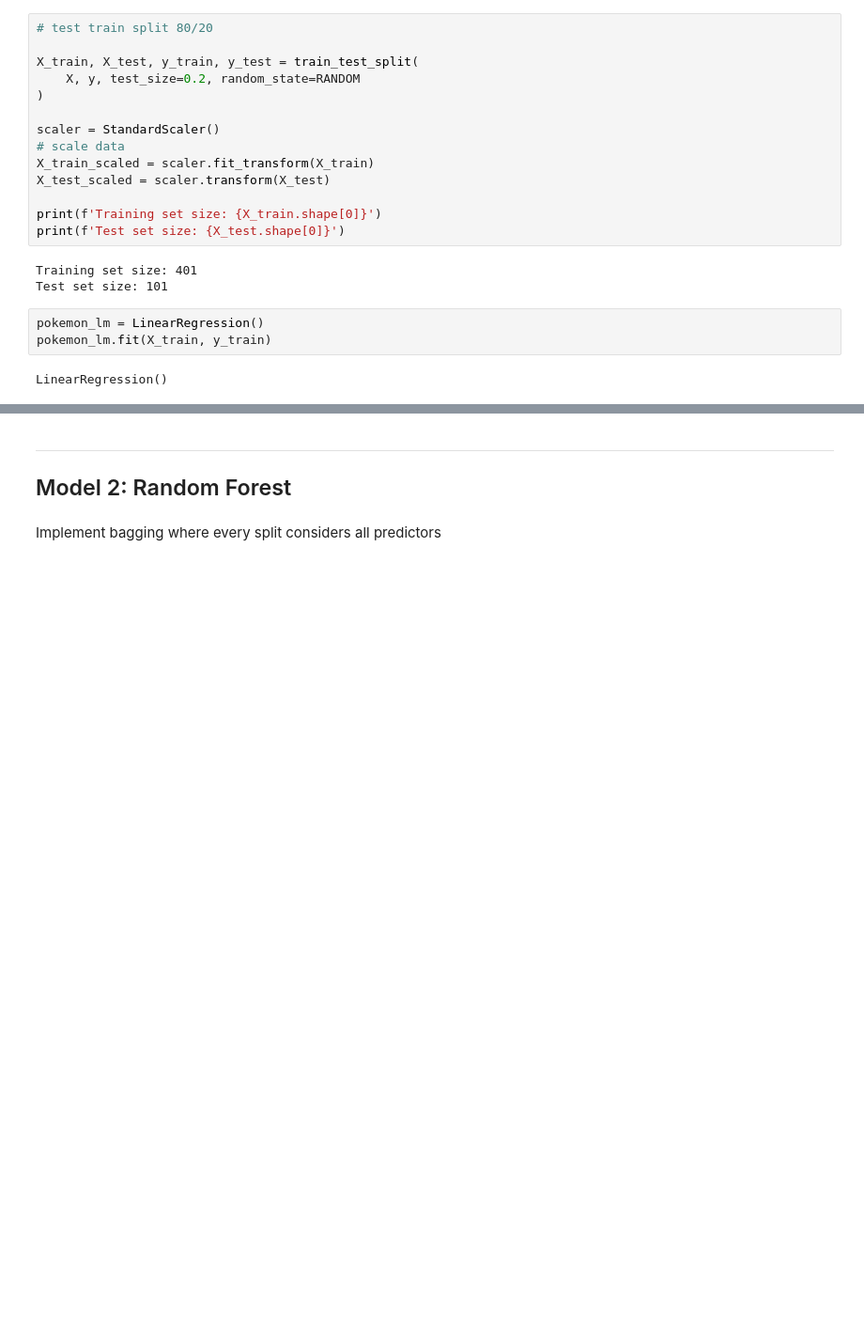
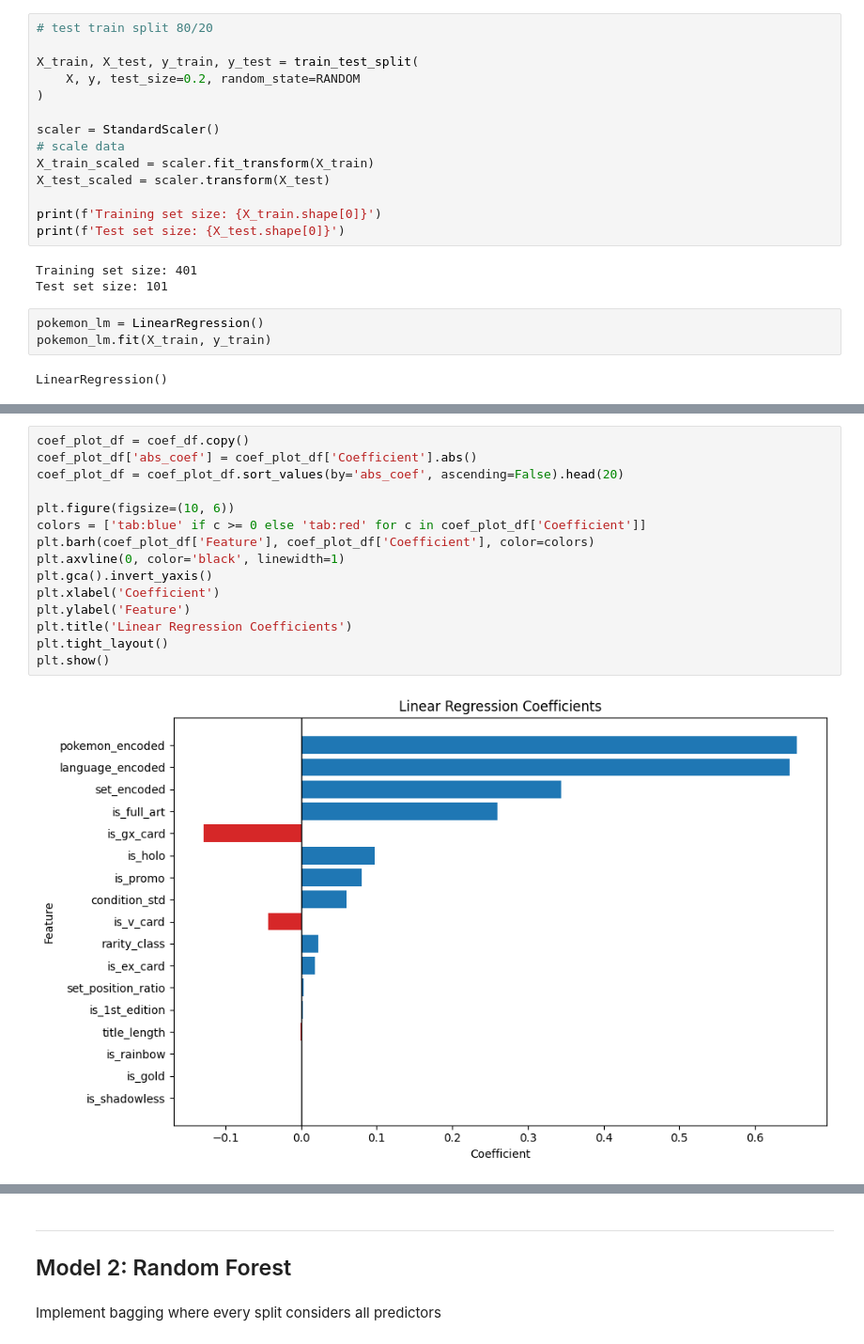
Before and after one commit to morgan1461/pokemon-card-price-predictor, a Jupyter notebook: model.ipynb, the cells around one changed output, grey strips where cells are left out. Shown at 94% size. Saved outputs shown, nothing was run; the diff lists cells and outputs as text; blank space fills up the shorter version.

```diff
--- a/model.ipynb
+++ b/model.ipynb
@@ -360,3 +358,20 @@ set_position_ratio  1.025319e-02
+# %%
+coef_plot_df = coef_df.copy()
+coef_plot_df['abs_coef'] = coef_plot_df['Coefficient'].abs()
+coef_plot_df = coef_plot_df.sort_values(by='abs_coef', ascending=False).head(20)
+
+plt.figure(figsize=(10, 6))
+colors = ['tab:blue' if c >= 0 else 'tab:red' for c in coef_plot_df['Coefficient']]
+plt.barh(coef_plot_df['Feature'], coef_plot_df['Coefficient'], color=colors)
+plt.axvline(0, color='black', linewidth=1)
+plt.gca().invert_yaxis()
+plt.xlabel('Coefficient')
+plt.ylabel('Feature')
+plt.title('Linear Regression Coefficients')
+plt.tight_layout()
+plt.show()
+# %% [output]
+[figure, added]
 # %%
 plt.figure(figsize=(8, 6))
 plt.scatter(y_test, y_pred, alpha=0.6, color='b')
```
Also changed, not shown: parts of 18 cells of this notebook, 2 other files.
